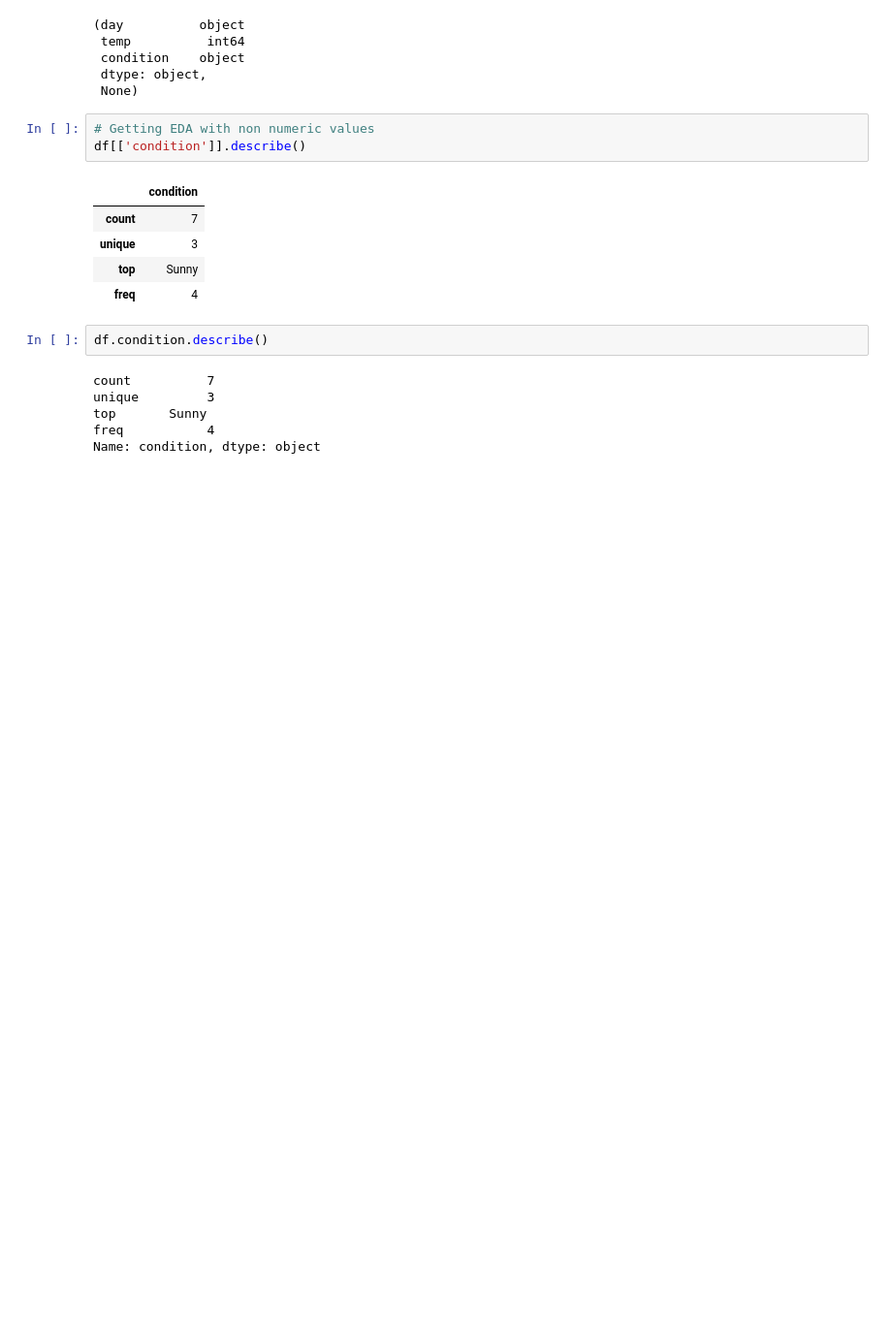
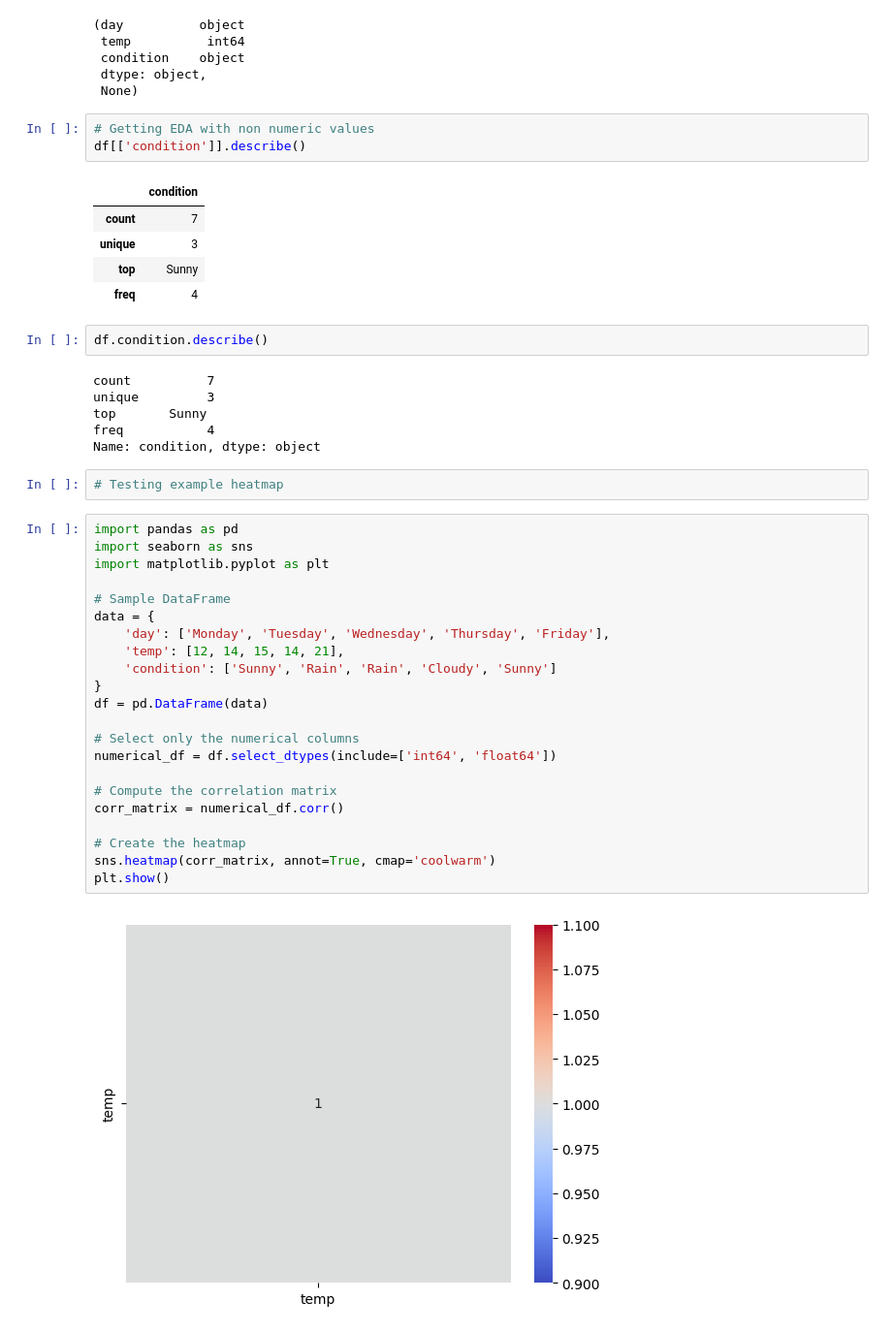
Before and after one commit to winiyaz/utcpd251-, a Jupyter notebook: KAG/D25Pussy.ipynb, the cells around one changed output. Shown: that part at 97% size. Drawn from its saved outputs; the diff is of its cells as text; blank space fills up the shorter version.

```diff
--- a/KAG/D25Pussy.ipynb
+++ b/KAG/D25Pussy.ipynb
@@ -339,3 +339,29 @@ unique         3
 top       Sunny
 freq           4
 Name: condition, dtype: object
+# %%
+# Testing example heatmap
+# %%
+import pandas as pd
+import seaborn as sns
+import matplotlib.pyplot as plt
+
+# Sample DataFrame
+data = {
+    'day': ['Monday', 'Tuesday', 'Wednesday', 'Thursday', 'Friday'],
+    'temp': [12, 14, 15, 14, 21],
+    'condition': ['Sunny', 'Rain', 'Rain', 'Cloudy', 'Sunny']
+}
+df = pd.DataFrame(data)
+
+# Select only the numerical columns
+numerical_df = df.select_dtypes(include=['int64', 'float64'])
+
+# Compute the correlation matrix
+corr_matrix = numerical_df.corr()
+
+# Create the heatmap
+sns.heatmap(corr_matrix, annot=True, cmap='coolwarm')
+plt.show()
+# %% [output]
+[figure, added]
```
